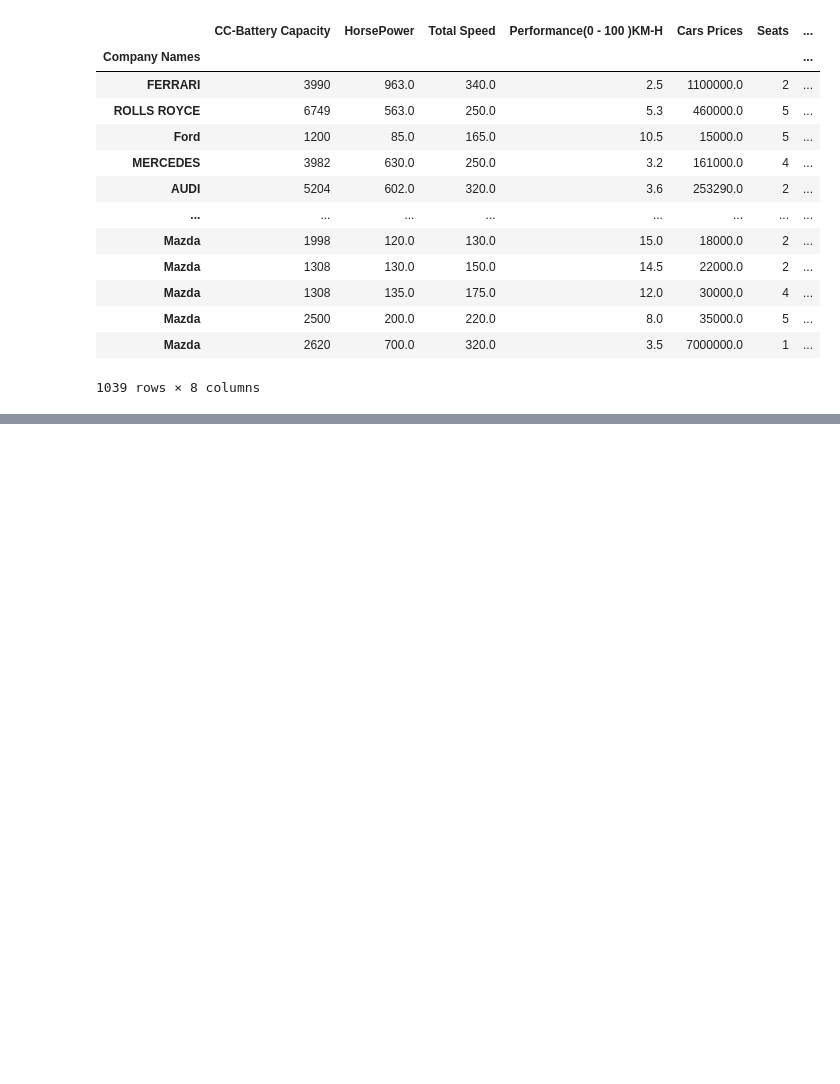
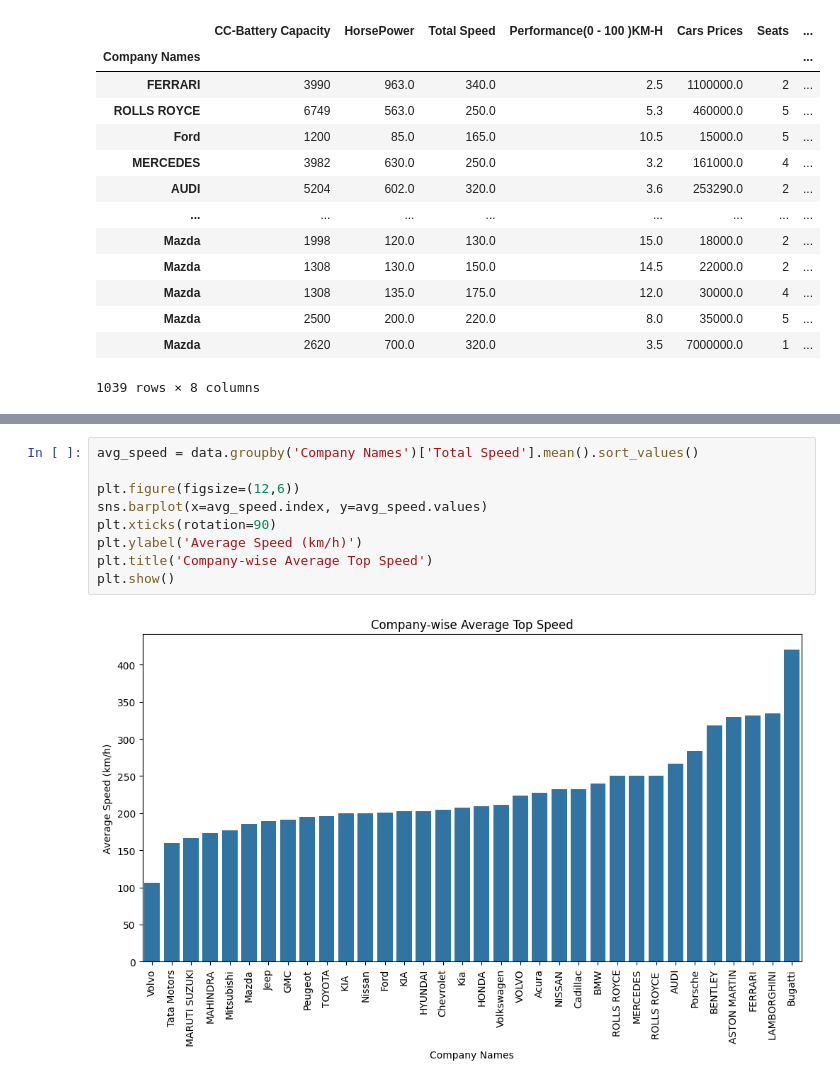
Before and after one commit to Favasfachu/final-project, a Jupyter notebook: FINAL_PROJECT.ipynb, the cells around one changed output, grey strips where cells are left out. Saved outputs shown, nothing was run; the diff lists cells and outputs as text; blank space fills up the shorter version.

```diff
--- a/FINAL_PROJECT.ipynb
+++ b/FINAL_PROJECT.ipynb
@@ -892,0 +897,11 @@ plt.show()
+# %%
+avg_speed = data.groupby('Company Names')['Total Speed'].mean().sort_values()
+
+plt.figure(figsize=(12,6))
+sns.barplot(x=avg_speed.index, y=avg_speed.values)
+plt.xticks(rotation=90)
+plt.ylabel('Average Speed (km/h)')
+plt.title('Company-wise Average Top Speed')
+plt.show()
+# %% [output]
+[figure, added]
```
Also changed, not shown: parts of 25 cells of this notebook.
